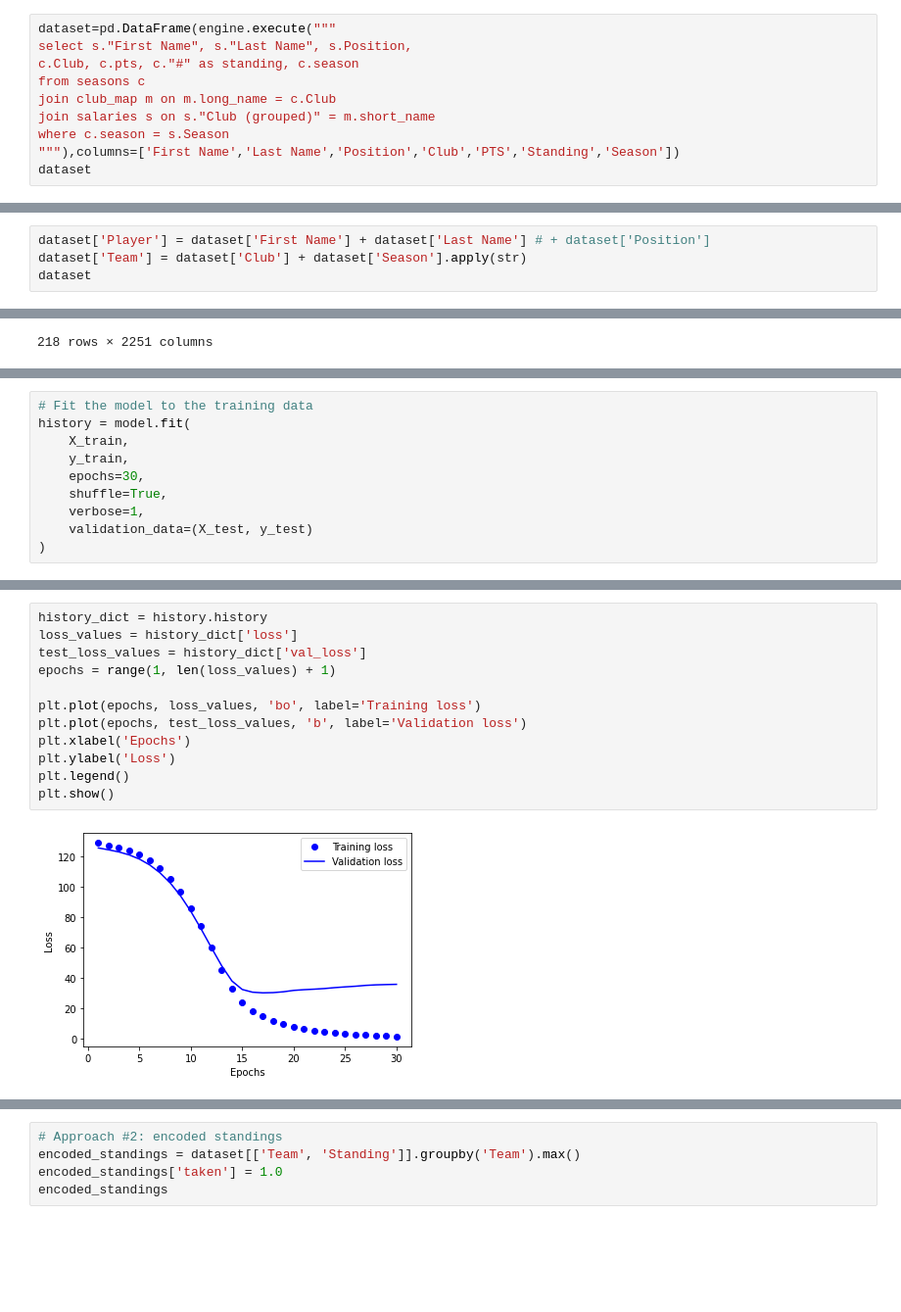
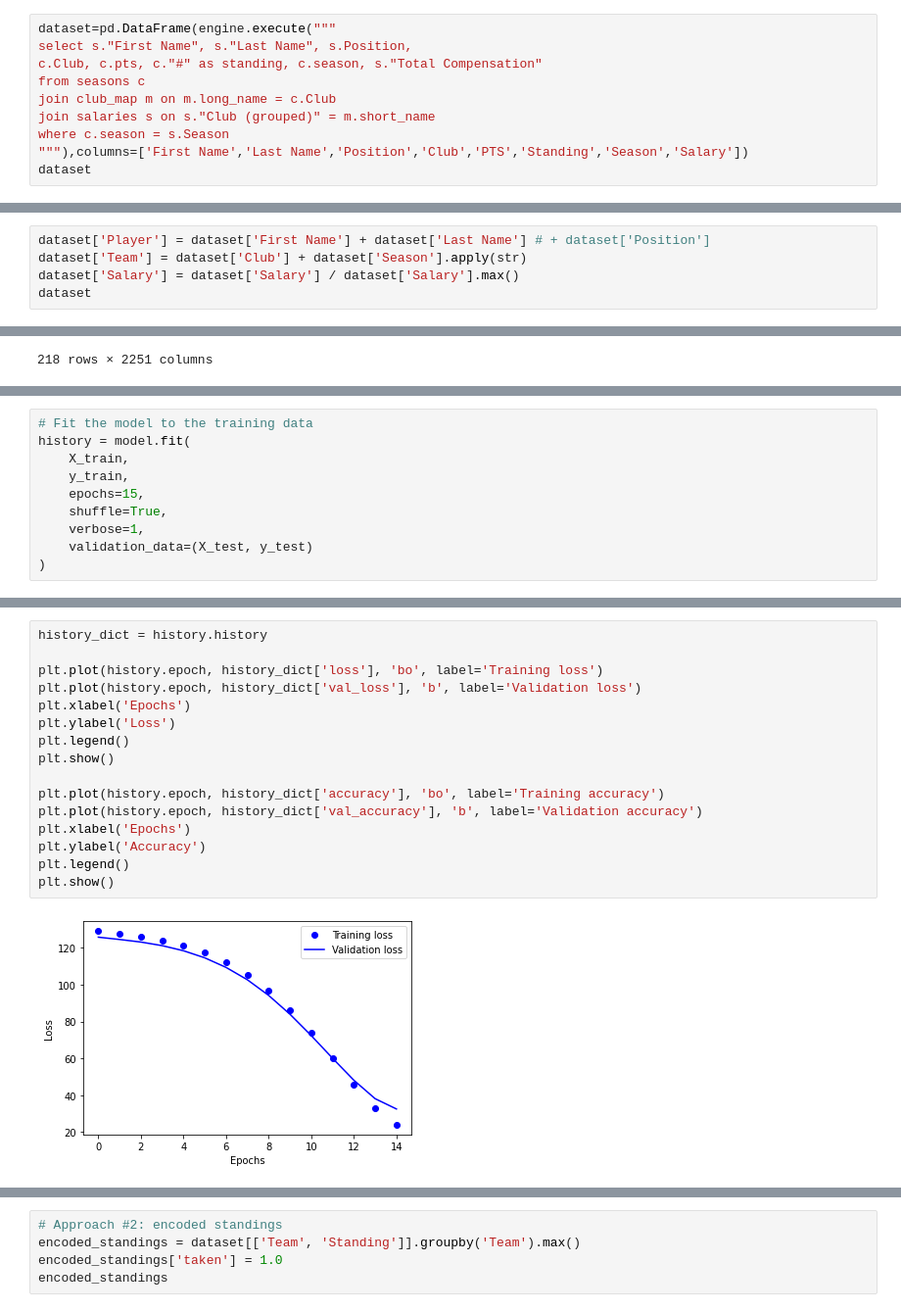
Before and after one commit to joshuadanielp/umn_fantasy_soccer, a Jupyter notebook: notebooks/research01.ipynb, the cells around one changed output, grey strips where cells are left out. Shown: that part at 98% size. Cells and saved outputs as stored; diff of their text form; blank space fills up the shorter version.

```diff
--- a/notebooks/research01.ipynb
+++ b/notebooks/research01.ipynb
@@ -6,11 +16,11 @@ engine = create_engine("sqlite:///../db/mlsseasons.sqlite", echo=False)
 # %%
 dataset=pd.DataFrame(engine.execute("""
 select s."First Name", s."Last Name", s.Position,
-c.Club, c.pts, c."#" as standing, c.season
+c.Club, c.pts, c."#" as standing, c.season, s."Total Compensation"
 from seasons c
 join club_map m on m.long_name = c.Club
 join salaries s on s."Club (grouped)" = m.short_name
 where c.season = s.Season
-"""),columns=['First Name','Last Name','Position','Club','PTS','Standing','Season'])
+"""),columns=['First Name','Last Name','Position','Club','PTS','Standing','Season','Salary'])
 dataset
 # %% [output]
@@ -36,5 +46,6 @@ dataset["First Name"] = dataset["First Name"].fillna("")
 # %%
 dataset['Player'] = dataset['First Name'] + dataset['Last Name'] # + dataset['Position']
 dataset['Team'] = dataset['Club'] + dataset['Season'].apply(str)
+dataset['Salary'] = dataset['Salary'] / dataset['Salary'].max()
 dataset
 # %% [output]
@@ -266,7 +311,7 @@ model.compile(optimizer='adam',
 history = model.fit(
     X_train,
     y_train,
-    epochs=30,
+    epochs=15,
     shuffle=True,
     verbose=1,
     validation_data=(X_test, y_test)
@@ -292,14 +337,18 @@ Epoch 30/30
 # %%
 history_dict = history.history
-loss_values = history_dict['loss']
-test_loss_values = history_dict['val_loss']
-epochs = range(1, len(loss_values) + 1)
 
-plt.plot(epochs, loss_values, 'bo', label='Training loss')
-plt.plot(epochs, test_loss_values, 'b', label='Validation loss')
+plt.plot(history.epoch, history_dict['loss'], 'bo', label='Training loss')
+plt.plot(history.epoch, history_dict['val_loss'], 'b', label='Validation loss')
 plt.xlabel('Epochs')
 plt.ylabel('Loss')
 plt.legend()
 plt.show()
+
+plt.plot(history.epoch, history_dict['accuracy'], 'bo', label='Training accuracy')
+plt.plot(history.epoch, history_dict['val_accuracy'], 'b', label='Validation accuracy')
+plt.xlabel('Epochs')
+plt.ylabel('Accuracy')
+plt.legend()
+plt.show()
 # %% [output]
-[figure, old version]
+[figure, new version]
```
Also changed, not shown: parts of 27 cells of this notebook.
